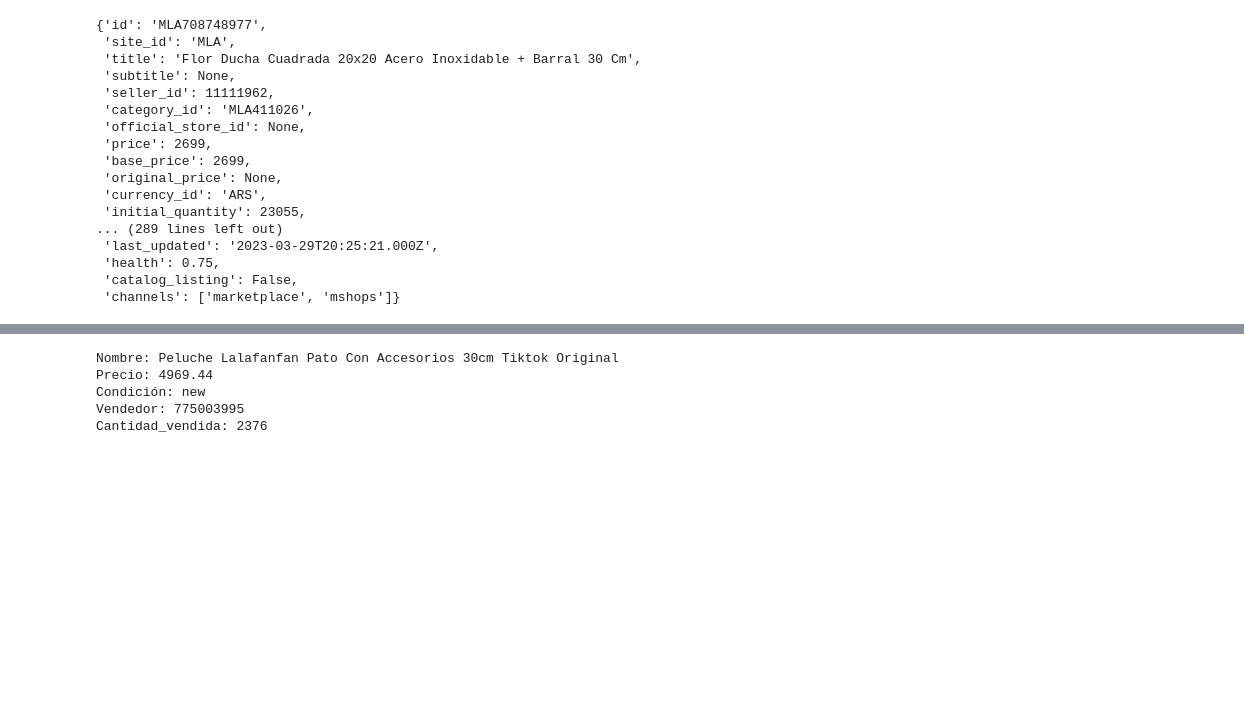
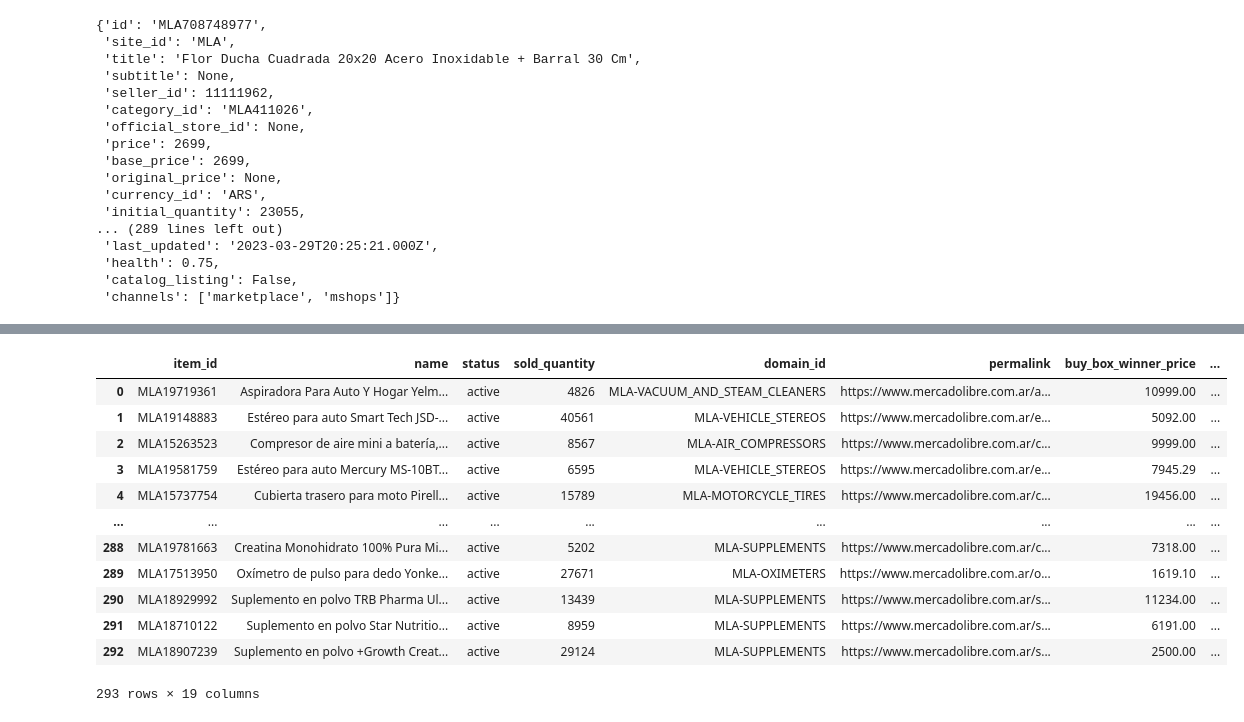
Before and after one commit to mary435/MLA_Dashboard, a Jupyter notebook: Data_explor.ipynb, the cells around one changed output, grey strips where cells are left out. Cells and saved outputs as stored; diff of their text form; code cells hidden in the pictures; blank space fills up the shorter version.

```diff
--- a/Data_explor.ipynb
+++ b/Data_explor.ipynb
@@ -634,9 +889,26 @@ data
+# %%
+items_df
+# %% [output]
+|  | item_id | name | status | sold_quantity | domain_id | permalink | buy_box_winner_price | ... |
+| 0 | MLA19719361 | Aspiradora Para Auto Y Hogar Yelm... | active | 4826 | MLA-VACUUM_AND_STEAM_CLEANERS | https://www.mercadolibre.com.ar/a... | 10999.00 | ... |
+| 1 | MLA19148883 | Estéreo para auto Smart Tech JSD-... | active | 40561 | MLA-VEHICLE_STEREOS | https://www.mercadolibre.com.ar/e... | 5092.00 | ... |
+| 2 | MLA15263523 | Compresor de aire mini a batería,... | active | 8567 | MLA-AIR_COMPRESSORS | https://www.mercadolibre.com.ar/c... | 9999.00 | ... |
+| 3 | MLA19581759 | Estéreo para auto Mercury MS-10BT... | active | 6595 | MLA-VEHICLE_STEREOS | https://www.mercadolibre.com.ar/e... | 7945.29 | ... |
+| 4 | MLA15737754 | Cubierta trasero para moto Pirell... | active | 15789 | MLA-MOTORCYCLE_TIRES | https://www.mercadolibre.com.ar/c... | 19456.00 | ... |
+| ... | ... | ... | ... | ... | ... | ... | ... | ... |
+| 288 | MLA19781663 | Creatina Monohidrato 100% Pura Mi... | active | 5202 | MLA-SUPPLEMENTS | https://www.mercadolibre.com.ar/c... | 7318.00 | ... |
+| 289 | MLA17513950 | Oxímetro de pulso para dedo Yonke... | active | 27671 | MLA-OXIMETERS | https://www.mercadolibre.com.ar/o... | 1619.10 | ... |
+| 290 | MLA18929992 | Suplemento en polvo TRB Pharma Ul... | active | 13439 | MLA-SUPPLEMENTS | https://www.mercadolibre.com.ar/s... | 11234.00 | ... |
+| 291 | MLA18710122 | Suplemento en polvo Star Nutritio... | active | 8959 | MLA-SUPPLEMENTS | https://www.mercadolibre.com.ar/s... | 6191.00 | ... |
+| 292 | MLA18907239 | Suplemento en polvo +Growth Creat... | active | 29124 | MLA-SUPPLEMENTS | https://www.mercadolibre.com.ar/s... | 2500.00 | ... |
+293 rows × 19 columns
 # %%
 # ID del item a consultar
-item_id = 'MLA1286209653'
+item_id = 'MLA15449599'
+
 
 # Realizar una petición GET a la API de Mercado Libre para obtener los detalles del producto
-response = requests.get(f'https://api.mercadolibre.com/items/{item_id}')
+response = requests.get(f'https://api.mercadolibre.com/products/{item_id}')
 
 # Verificar que la petición haya sido exitosa
 if response.status_code == 200:
@@ -644,17 +916,12 @@ if response.status_code == 200:
     data = response.json()
 
     # Imprimir la información del producto
-    print(f'Nombre: {data["title"]}')
-    print(f'Precio: {data["price"]}')
-    print(f'Condición: {data["condition"]}')
-    print(f'Vendedor: {data["seller_id"]}')
-    print(f'Cantidad_vendida: {data["sold_quantity"]}')
+    #print(f'Nombre: {data["title"]}')
+    #print(f'Precio: {data["price"]}')
+    #print(f'Condición: {data["condition"]}')
+    #print(f'Vendedor: {data["seller_id"]}')
+    #print(f'Cantidad_vendida: {data["sold_quantity"]}')
+    # etc...
 else:
     # Imprimir un mensaje de error si la petición no fue exitosa
     print(f'Error: {response.status_code} - {response.reason}')
-# %% [output]
-Nombre: Peluche Lalafanfan Pato Con Accesorios 30cm Tiktok Original
-Precio: 4969.44
-Condición: new
-Vendedor: 775003995
-Cantidad_vendida: 2376
```
Also changed, not shown: parts of 17 cells of this notebook, 3 other files.
